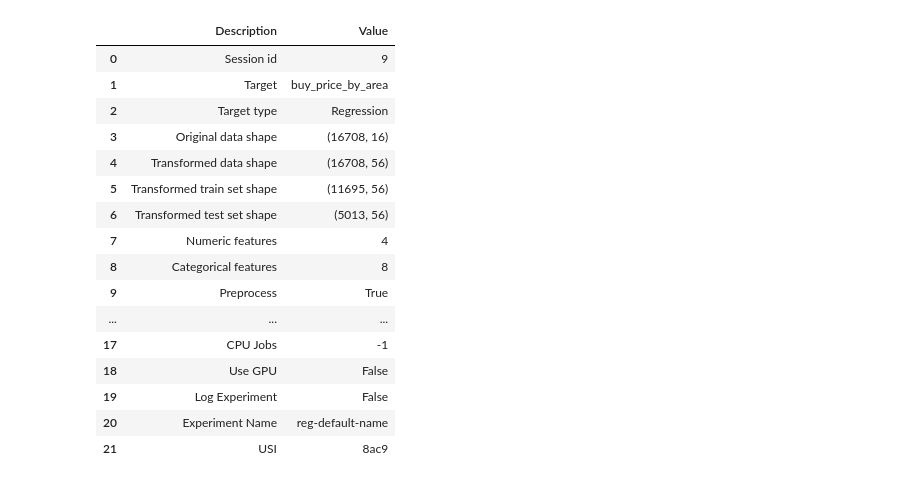
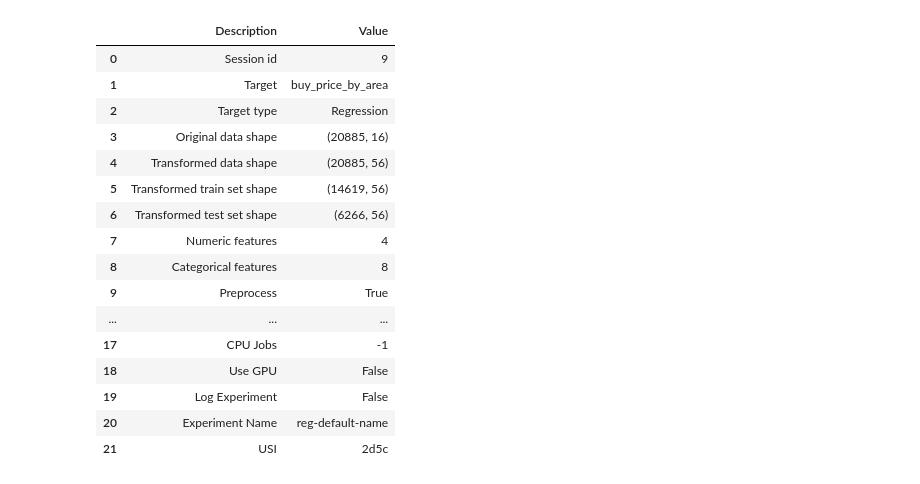
Before and after one commit to namratamayekar/Housing_Price_Prediction_Madrid, a Jupyter notebook: notebooks/Modelling.ipynb, the cells around one changed output. Saved outputs shown, nothing was run; the diff lists cells and outputs as text; code cells hidden in the pictures.

```diff
--- a/notebooks/Modelling.ipynb
+++ b/notebooks/Modelling.ipynb
@@ -118,19 +137,19 @@ from pycaret.regression import *
 # %%
 # Setup the environment in PyCaret
 regression_setup = setup(
-    data=df_,
+    data=df,
     target = 'buy_price_by_area',
     session_id=9,
     )
 # %% [output]
 |  | Description | Value |
 | 0 | Session id | 9 |
 | 1 | Target | buy_price_by_area |
 | 2 | Target type | Regression |
-| 3 | Original data shape | (16708, 16) |
-| 4 | Transformed data shape | (16708, 56) |
-| 5 | Transformed train set shape | (11695, 56) |
-| 6 | Transformed test set shape | (5013, 56) |
+| 3 | Original data shape | (20885, 16) |
+| 4 | Transformed data shape | (20885, 56) |
+| 5 | Transformed train set shape | (14619, 56) |
+| 6 | Transformed test set shape | (6266, 56) |
 | 7 | Numeric features | 4 |
 | 8 | Categorical features | 8 |
 | 9 | Preprocess | True |
@@ -139,4 +158,4 @@ regression_setup = setup(
 | 18 | Use GPU | False |
 | 19 | Log Experiment | False |
 | 20 | Experiment Name | reg-default-name |
-| 21 | USI | 8ac9 |
+| 21 | USI | 2d5c |
```
Also changed, not shown: parts of 16 cells of this notebook.
